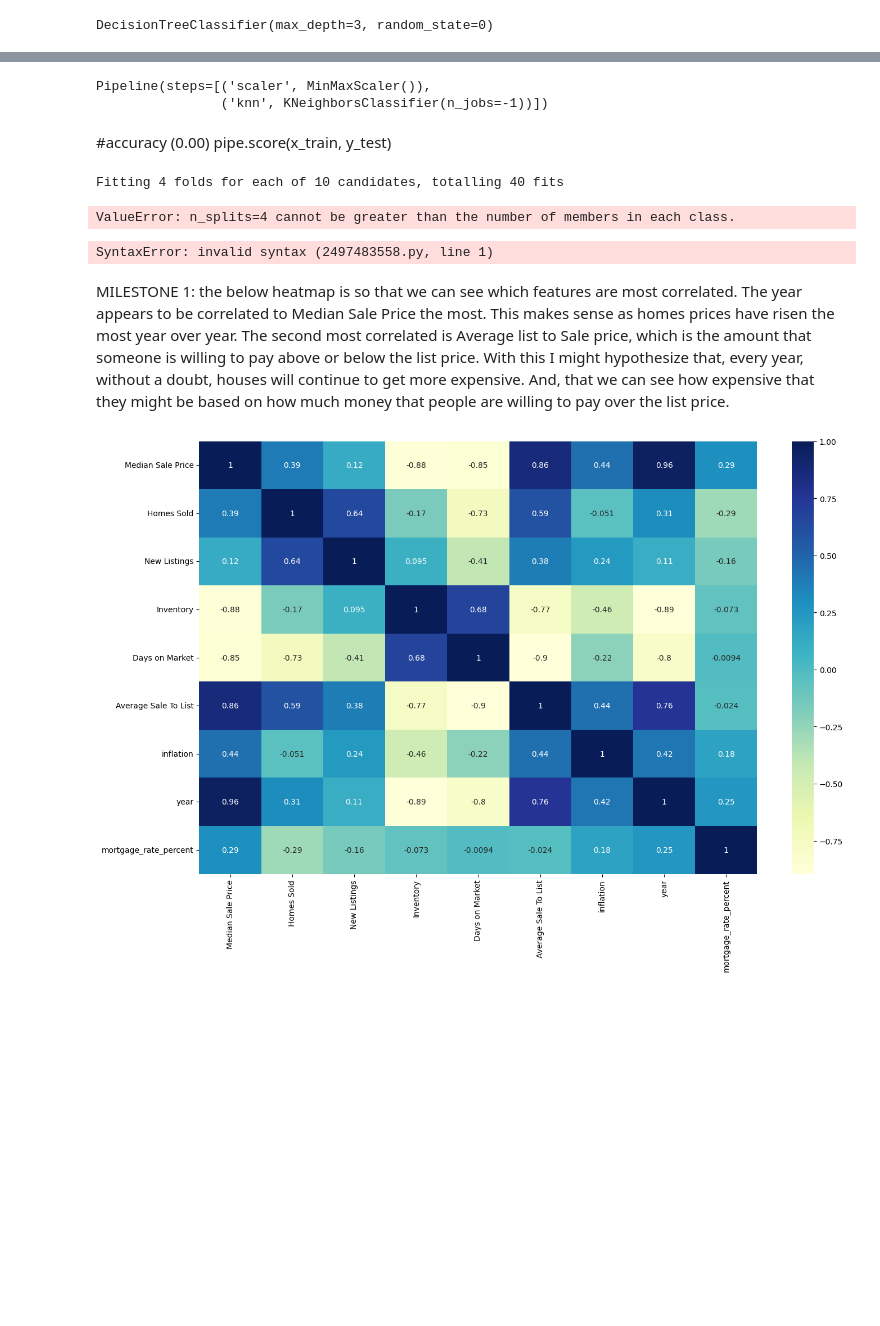
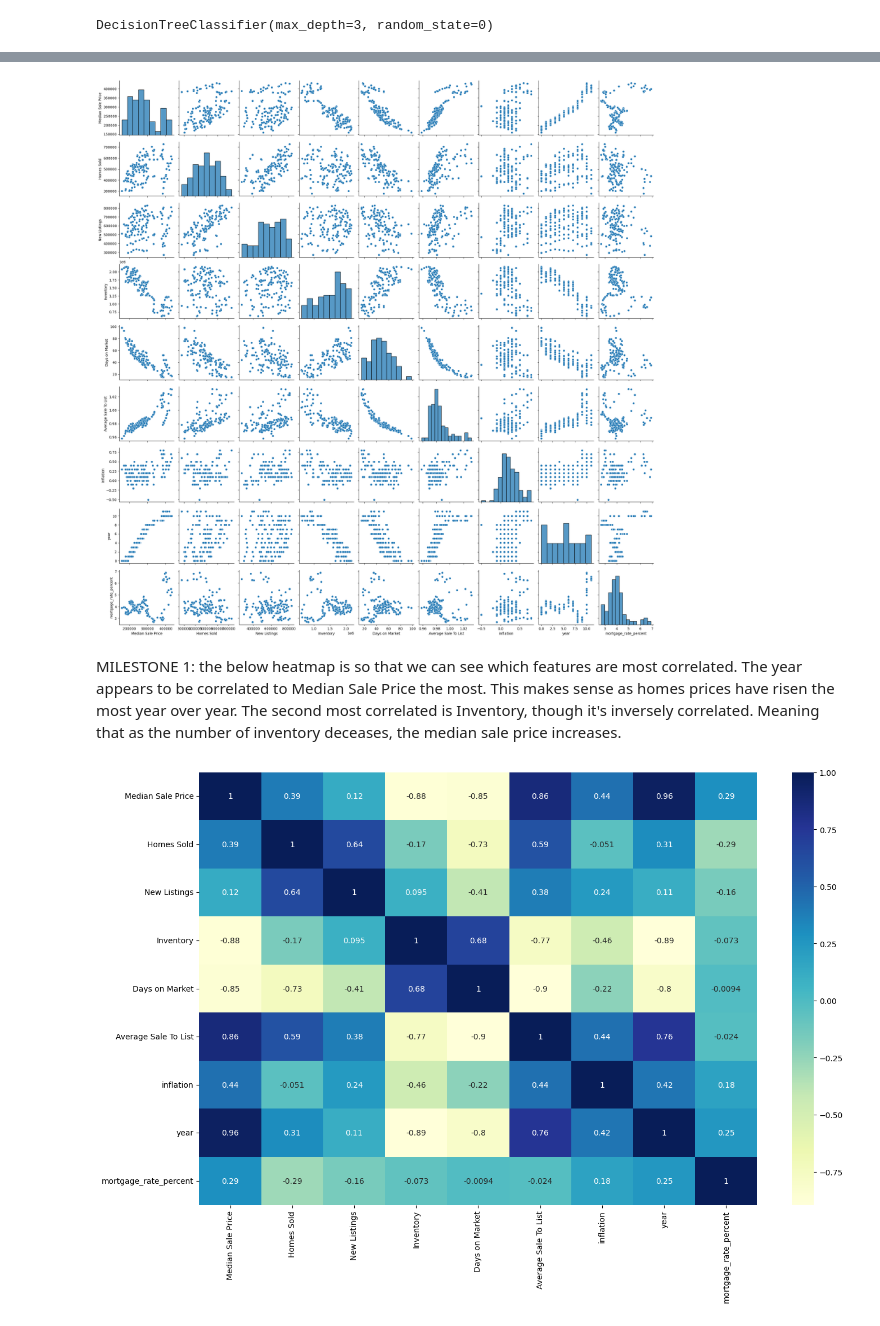
Before and after one commit to breannaparker1991/housing_market, a Jupyter notebook: parker550final.ipynb, the cells around one changed output, grey strips where cells are left out. Saved outputs shown, nothing was run; the diff lists cells and outputs as text; code cells hidden in the pictures; blank space fills up the shorter version.

```diff
--- a/parker550final.ipynb
+++ b/parker550final.ipynb
@@ -540,9 +478,0 @@ pipe = Pipeline([('scaler', MinMaxScaler()), ("knn", knn)])
-# %%
-#fitting pipeline model
-pipe.fit(x_train, y_train)
-# %% [output]
-Pipeline(steps=[('scaler', MinMaxScaler()),
-                ('knn', KNeighborsClassifier(n_jobs=-1))])
-# %% [markdown]
-#accuracy (0.00)
-pipe.score(x_train, y_test)
@@ -552,6 +478,0 @@ search_space = [{'knn__n_neighbors': [1,2,3,4,5,6,7,8,9,10]}]
-# %%
-#create grid search
-classifier = GridSearchCV(pipe, search_space, cv=4, verbose=1).fit(x_train,y_train)
-# %% [output]
-Fitting 4 folds for each of 10 candidates, totalling 40 fits
-ValueError: n_splits=4 cannot be greater than the number of members in each class.
@@ -564,12 +479,12 @@ x_train_pca = pca.fit_transform(features)
 # %%
-MILSTONE1:
+#MILSTONE1:
 #pairplot of all numeric variables
 sns.pairplot(df3)
 plt.show()
 # %% [output]
-SyntaxError: invalid syntax (2497483558.py, line 1)
+[figure, added]
 # %% [markdown]
-MILESTONE 1: the below heatmap is so that we can see which features are most correlated. The year appears to be correlated to Median Sale Price the most. This makes sense as homes prices have risen the most year over year. The second most correlated is Average list to Sale price, which is the amount that someone is willing to pay above or below the list price. With this I might hypothesize that, every year, without a doubt, houses will continue to get more expensive. And, that we can see how expensive that they might be based on how much money that people are willing to pay over the list price.
+MILESTONE 1: the below heatmap is so that we can see which features are most correlated. The year appears to be correlated to Median Sale Price the most. This makes sense as homes prices have risen the most year over year. The second most correlated is Inventory, though it's inversely correlated. Meaning that as the number of inventory deceases, the median sale price increases.
 # %%
 plt.figure(figsize = (16, 10))
 sns.heatmap(df3.corr(), annot = True, cmap="YlGnBu")
```
Also changed, not shown: parts of 39 cells of this notebook.
